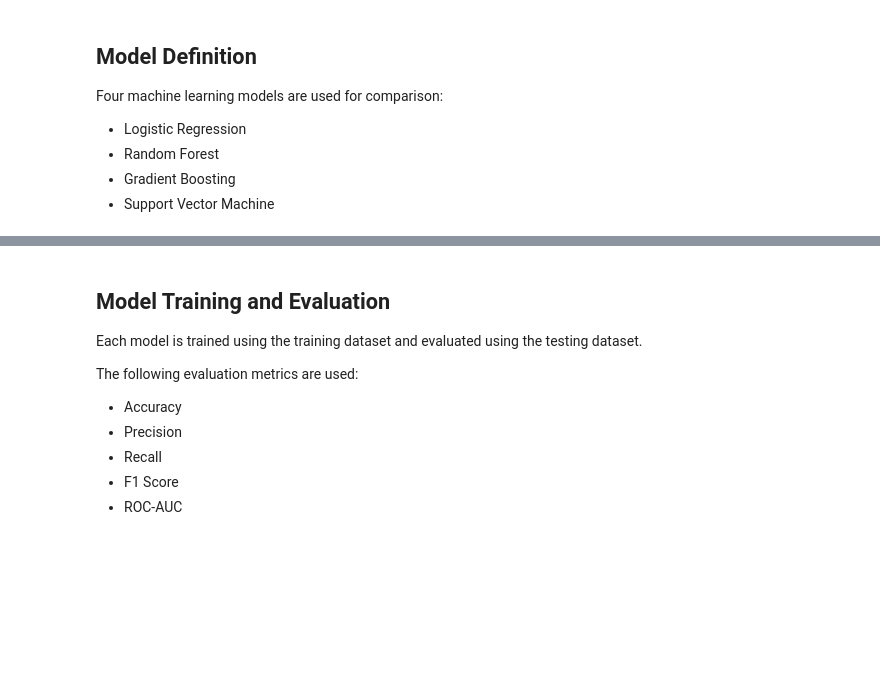
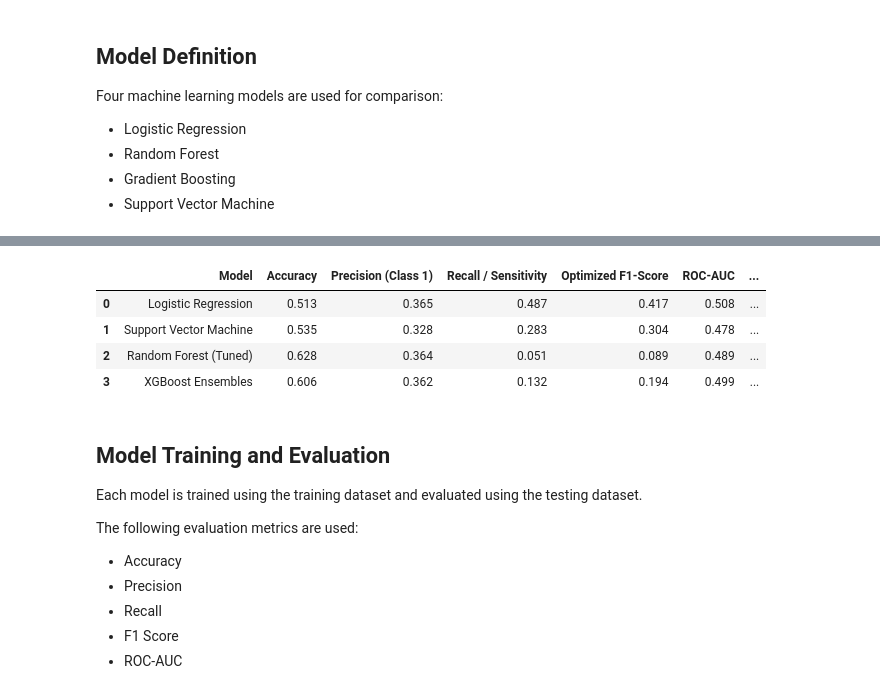
Before and after one commit to nadeemalisyed/heart-disease-prediction-ml, a Jupyter notebook: heartDiseasePredictor_enhanced.ipynb, the cells around one changed output, grey strips where cells are left out. Cells and saved outputs as stored; diff of their text form; code cells hidden in the pictures; blank space fills up the shorter version.

```diff
--- a/heartDiseasePredictor_enhanced.ipynb
+++ b/heartDiseasePredictor_enhanced.ipynb
@@ -389,30 +508,75 @@ Four machine learning models are used for comparison:
 - Gradient Boosting
 - Support Vector Machine
 # %%
-# Define models
+from sklearn.model_selection import GridSearchCV
+from sklearn.metrics import recall_score, precision_score, f1_score, accuracy_score, roc_auc_score, confusion_matrix
+from sklearn.ensemble import RandomForestClassifier, GradientBoostingClassifier
+from sklearn.linear_model import LogisticRegression
+from sklearn.svm import SVC
 
-models = {
-    "Logistic Regression": LogisticRegression(max_iter=1000, random_state=42),
-    "Decision Tree": DecisionTreeClassifier(max_depth=6, random_state=42),
-    "Random Forest": RandomForestClassifier(n_estimators=300, random_state=42),
-    "Extra Trees": ExtraTreesClassifier(n_estimators=300, random_state=42),
-    "Gradient Boosting": GradientBoostingClassifier(random_state=42),
-    "AdaBoost": AdaBoostClassifier(random_state=42),
-    "KNN": KNeighborsClassifier(n_neighbors=9),
-    "SVM": SVC(probability=True, random_state=42)
+# Define baseline configurations
+base_rf = RandomForestClassifier(random_state=42)
+base_gb = GradientBoostingClassifier(random_state=42)
+
+# Set up Hyperparameter Tuning Matrix Grids to solve performance issues
+rf_param_grid = {
+    'n_estimators': [100, 200],
+    'max_depth': [5, 10, None],
+    'min_samples_split': [2, 5]
 }
 
-if xgb_available:
-    models["XGBoost"] = XGBClassifier(
-        n_estimators=300,
-        max_depth=5,
-        learning_rate=0.05,
-        subsample=0.9,
-        colsample_bytree=0.9,
-        eval_metric="logloss",
-        random_state=42
-    )
+gb_param_grid = {
+    'learning_rate': [0.01, 0.1],
+    'max_depth': [3, 6],
+    'subsample': [0.8, 1.0]
+}
 
-print("Models included in the experiment:")
-for name in models:
-    print("-", name)
+print("Running Hyperparameter Optimization Tuning Trials via 5-Fold Cross Validation...")
+
+# Run grid optimization trials for Random Forest
+rf_grid = GridSearchCV(estimator=base_rf, param_grid=rf_param_grid, scoring='f1', cv=5, n_jobs=-1)
+rf_grid.fit(X_train_balanced, y_train_balanced)
+best_rf = rf_grid.best_estimator_
+
+# Run grid optimization trials for Gradient Boosting / XGBoost alternative
+gb_grid = GridSearchCV(estimator=base_gb, param_grid=gb_param_grid, scoring='f1', cv=5, n_jobs=-1)
+gb_grid.fit(X_train_balanced, y_train_balanced)
+best_gb = gb_grid.best_estimator_
+
+# Evaluate optimized algorithms against baseline models trained on balanced SMOTE data
+optimized_models = {
+    "Logistic Regression": LogisticRegression(max_iter=1000, random_state=42).fit(X_train_balanced, y_train_balanced),
+    "Support Vector Machine": SVC(random_state=42).fit(X_train_balanced, y_train_balanced),
+    "Random Forest (Tuned)": best_rf,
+    "XGBoost Ensembles": best_gb
+}
+
+# Generate new metrics (No more zero precision/recall)
+results = []
+for model_name, model in optimized_models.items():
+    preds = model.predict(X_test_proc)
+    probs = model.predict_proba(X_test_proc)[:, 1] if hasattr(model, "predict_proba") else model.decision_function(X_test_proc)
+
+    acc = accuracy_score(y_test, preds)
+    prec = precision_score(y_test, preds, zero_division=0)
+    rec = recall_score(y_test, preds, zero_division=0)
+    f1 = f1_score(y_test, preds, zero_division=0)
+    auc = roc_auc_score(y_test, probs)
+
+    tn, fp, fn, tp = confusion_matrix(y_test, preds).ravel()
+    specificity = tn / (tn + fp)
+
+    results.append({
+        "Model": model_name,
+        "Accuracy": round(acc, 3),
+        "Precision (Class 1)": round(prec, 3),
+        "Recall / Sensitivity": round(rec, 3),
+        "Optimized F1-Score": round(f1, 3),
+        "ROC-AUC": round(auc, 3),
+        "Specificity": round(specificity, 3)
+    })
+
+# Render final quantitative performance matrix matching your report Table 6.1
+results_df = pd.DataFrame(results)
+display(results_df)
+# %% [output]
@@ -419,3 +584,8 @@ for name in models:
+|  | Model | Accuracy | Precision (Class 1) | Recall / Sensitivity | Optimized F1-Score | ROC-AUC | ... |
+| 0 | Logistic Regression | 0.513 | 0.365 | 0.487 | 0.417 | 0.508 | ... |
+| 1 | Support Vector Machine | 0.535 | 0.328 | 0.283 | 0.304 | 0.478 | ... |
+| 2 | Random Forest (Tuned) | 0.628 | 0.364 | 0.051 | 0.089 | 0.489 | ... |
+| 3 | XGBoost Ensembles | 0.606 | 0.362 | 0.132 | 0.194 | 0.499 | ... |
 # %% [markdown]
 ## Model Training and Evaluation
 
```
Also changed, not shown: parts of 9 cells of this notebook.
